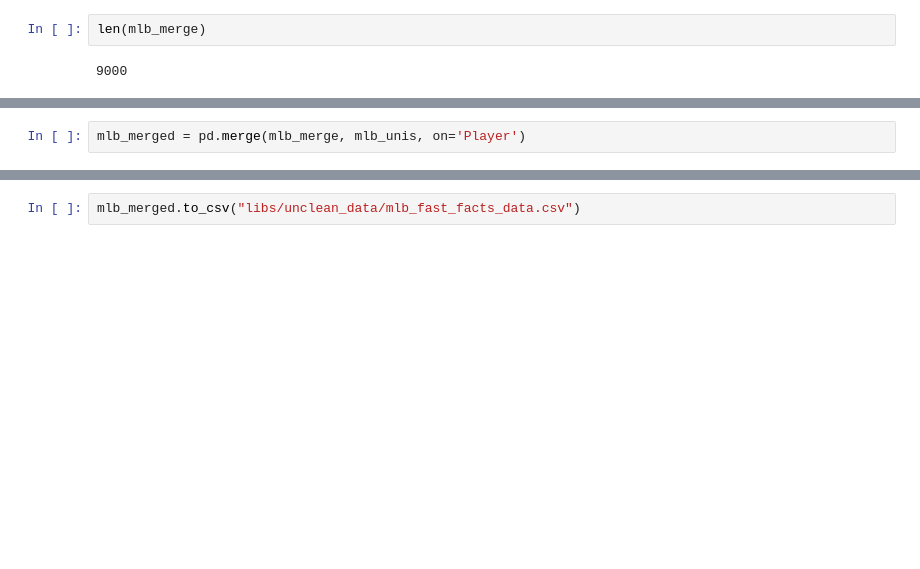
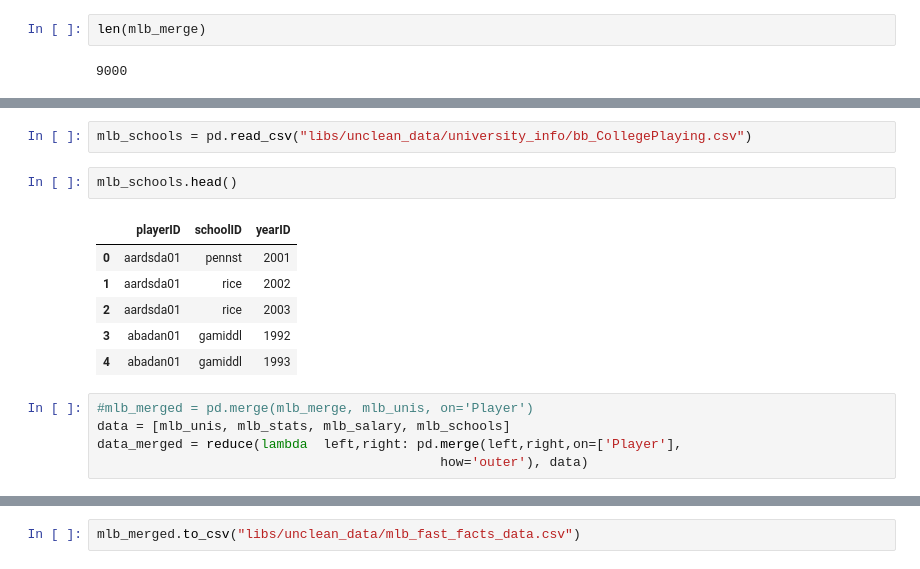
Before and after one commit to Axemen/Pro-Sports-Stats, a Jupyter notebook: fast_facts.ipynb, the cells around one changed output, grey strips where cells are left out. Saved outputs shown, nothing was run; the diff lists cells and outputs as text; blank space fills up the shorter version.

```diff
--- a/fast_facts.ipynb
+++ b/fast_facts.ipynb
@@ -92,2 +103,16 @@ mlb_unis = mlb_unis.rename(columns={"nameGiven":"Player"})
-# %%
-mlb_merged = pd.merge(mlb_merge, mlb_unis, on='Player')
+# %%
+mlb_schools = pd.read_csv("libs/unclean_data/university_info/bb_CollegePlaying.csv")
+# %%
+mlb_schools.head()
+# %% [output]
+|  | playerID | schoolID | yearID |
+| 0 | aardsda01 | pennst | 2001 |
+| 1 | aardsda01 | rice | 2002 |
+| 2 | aardsda01 | rice | 2003 |
+| 3 | abadan01 | gamiddl | 1992 |
+| 4 | abadan01 | gamiddl | 1993 |
+# %%
+#mlb_merged = pd.merge(mlb_merge, mlb_unis, on='Player')
+data = [mlb_unis, mlb_stats, mlb_salary, mlb_schools]
+data_merged = reduce(lambda  left,right: pd.merge(left,right,on=['Player'],
+                                            how='outer'), data)
```
Also changed, not shown: parts of 7 cells of this notebook, 2 other files.
